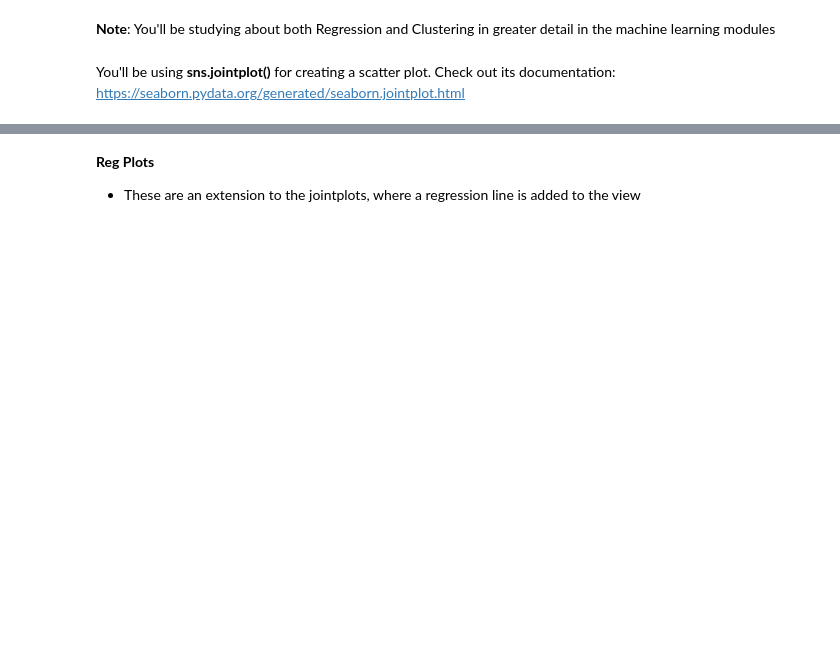
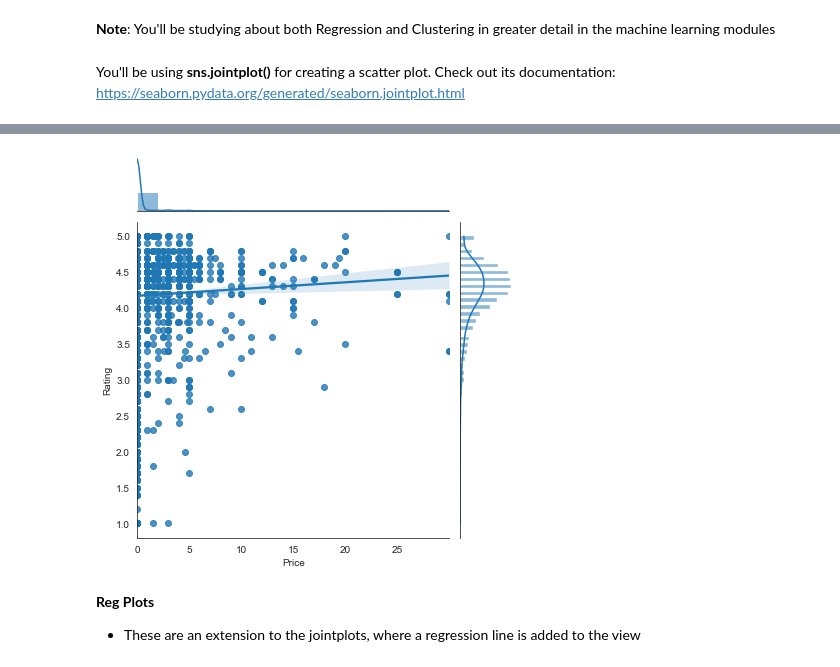
Before and after one commit to khairnardevashish/Data-Visualisation-for-DS-and-ML, a Jupyter notebook: Case Study Notebook/Data Visualisation in Python - Case Study.ipynb, the cells around one changed output, grey strips where cells are left out. Drawn from its saved outputs; the diff is of its cells as text; code cells hidden in the pictures; blank space fills up the shorter version.

```diff
--- a/Case Study Notebook/Data Visualisation in Python - Case Study.ipynb
+++ b/Case Study Notebook/Data Visualisation in Python - Case Study.ipynb
@@ -797,5 +815,9 @@ https://seaborn.pydata.org/generated/seaborn.jointplot.html
 # %%
 ## Plot a jointplot for Price and Rating
+sns.jointplot(df.Price, df.Rating, kind = "reg")
+plt.show()
+# %% [output]
+[figure, added]
 # %% [markdown]
 **Reg Plots**
 
```
Also changed, not shown: parts of 14 cells of this notebook.
